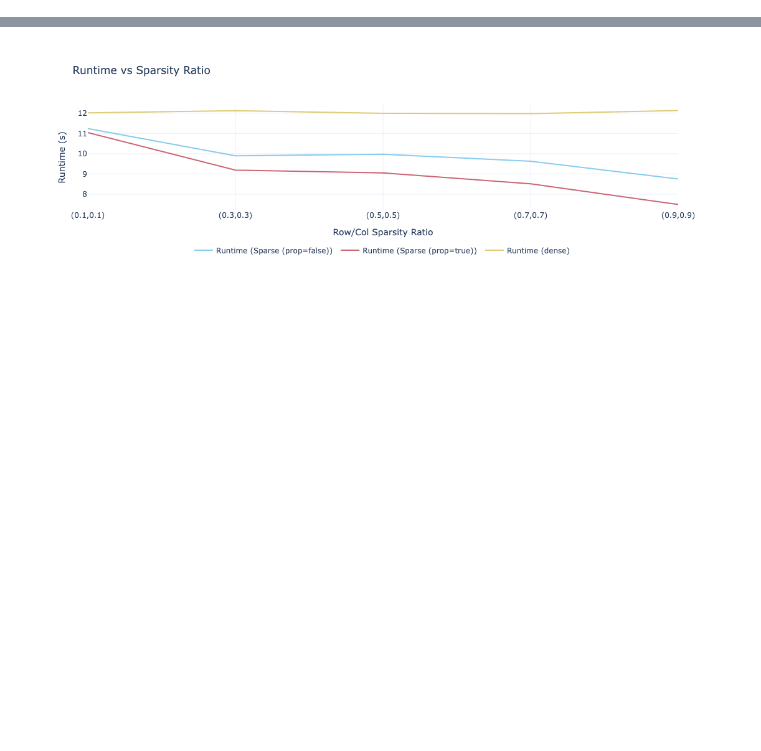
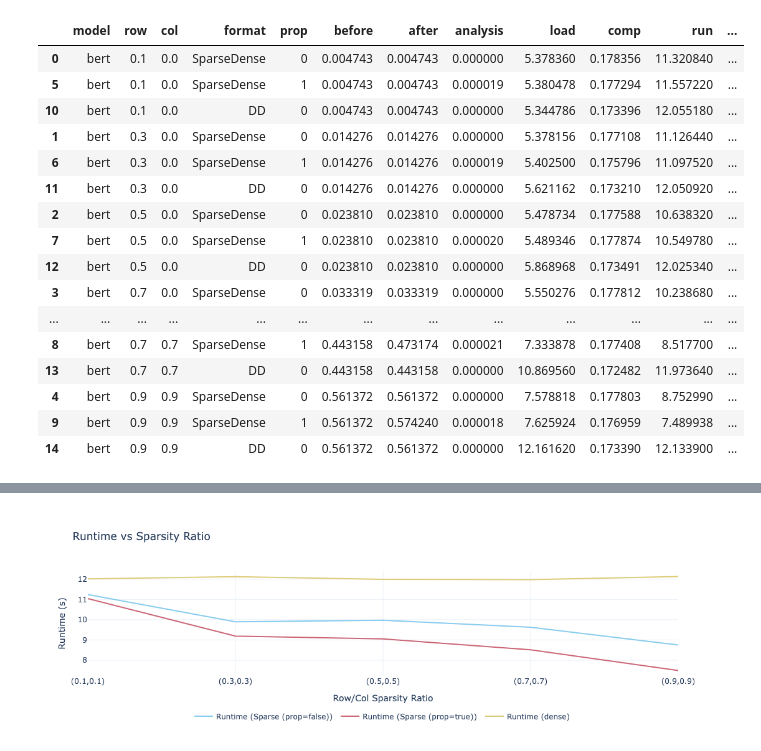
Before and after one commit to lac-dcc/adlet, a Jupyter notebook: benchmarks/analysis/graph.ipynb, the cells around one changed output, grey strips where cells are left out. Drawn from its saved outputs; the diff is of its cells as text; code cells hidden in the pictures; blank space fills up the shorter version.

```diff
--- a/benchmarks/analysis/graph.ipynb
+++ b/benchmarks/analysis/graph.ipynb
@@ -19,3 +20,32 @@ sns.set(style="whitegrid")
 ![Image](images/bert-like-before.png)
 # %% [markdown]
 ![Image](images/bert-like-after.png)
+# %%
+def read_csv(file_name):
+    df = pd.read_csv(file_name)
+    df.columns = df.columns.str.strip()
+    df = df.apply(lambda x: x.str.strip() if x.dtype == "object" else x)
+    df = df.sort_values(by=['row', 'col'])
+    return df
+
+bert_row_df = read_csv("graph-data/bert-row-5.txt")
+bert_col_df = read_csv("graph-data/bert-col-5.txt")
+bert_row_col_df = read_csv("graph-data/bert-row-col-5.txt")
+# %% [output]
+|  | model | row | col | format | prop | before | after | analysis | load | comp | run | ... |
+| 0 | bert | 0.1 | 0.0 | SparseDense | 0 | 0.004743 | 0.004743 | 0.000000 | 5.378360 | 0.178356 | 11.320840 | ... |
+| 5 | bert | 0.1 | 0.0 | SparseDense | 1 | 0.004743 | 0.004743 | 0.000019 | 5.380478 | 0.177294 | 11.557220 | ... |
+| 10 | bert | 0.1 | 0.0 | DD | 0 | 0.004743 | 0.004743 | 0.000000 | 5.344786 | 0.173396 | 12.055180 | ... |
+| 1 | bert | 0.3 | 0.0 | SparseDense | 0 | 0.014276 | 0.014276 | 0.000000 | 5.378156 | 0.177108 | 11.126440 | ... |
+| 6 | bert | 0.3 | 0.0 | SparseDense | 1 | 0.014276 | 0.014276 | 0.000019 | 5.402500 | 0.175796 | 11.097520 | ... |
+| 11 | bert | 0.3 | 0.0 | DD | 0 | 0.014276 | 0.014276 | 0.000000 | 5.621162 | 0.173210 | 12.050920 | ... |
+| 2 | bert | 0.5 | 0.0 | SparseDense | 0 | 0.023810 | 0.023810 | 0.000000 | 5.478734 | 0.177588 | 10.638320 | ... |
+| 7 | bert | 0.5 | 0.0 | SparseDense | 1 | 0.023810 | 0.023810 | 0.000020 | 5.489346 | 0.177874 | 10.549780 | ... |
+| 12 | bert | 0.5 | 0.0 | DD | 0 | 0.023810 | 0.023810 | 0.000000 | 5.868968 | 0.173491 | 12.025340 | ... |
+| 3 | bert | 0.7 | 0.0 | SparseDense | 0 | 0.033319 | 0.033319 | 0.000000 | 5.550276 | 0.177812 | 10.238680 | ... |
+| ... | ... | ... | ... | ... | ... | ... | ... | ... | ... | ... | ... | ... |
+| 8 | bert | 0.7 | 0.7 | SparseDense | 1 | 0.443158 | 0.473174 | 0.000021 | 7.333878 | 0.177408 | 8.517700 | ... |
+| 13 | bert | 0.7 | 0.7 | DD | 0 | 0.443158 | 0.443158 | 0.000000 | 10.869560 | 0.172482 | 11.973640 | ... |
+| 4 | bert | 0.9 | 0.9 | SparseDense | 0 | 0.561372 | 0.561372 | 0.000000 | 7.578818 | 0.177803 | 8.752990 | ... |
+| 9 | bert | 0.9 | 0.9 | SparseDense | 1 | 0.561372 | 0.574240 | 0.000018 | 7.625924 | 0.176959 | 7.489938 | ... |
+| 14 | bert | 0.9 | 0.9 | DD | 0 | 0.561372 | 0.561372 | 0.000000 | 12.161620 | 0.173390 | 12.133900 | ... |
```
Also changed, not shown: parts of 4 cells of this notebook, 7 other files.
